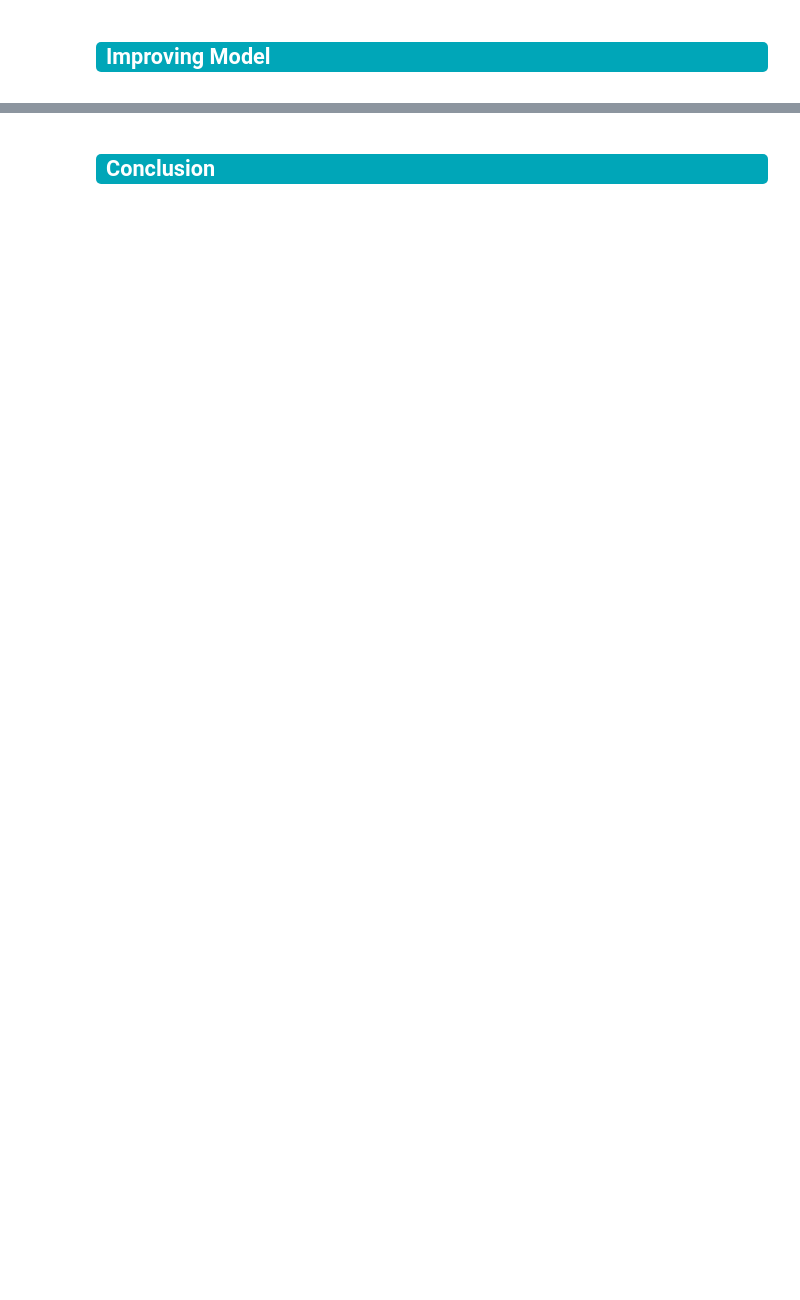
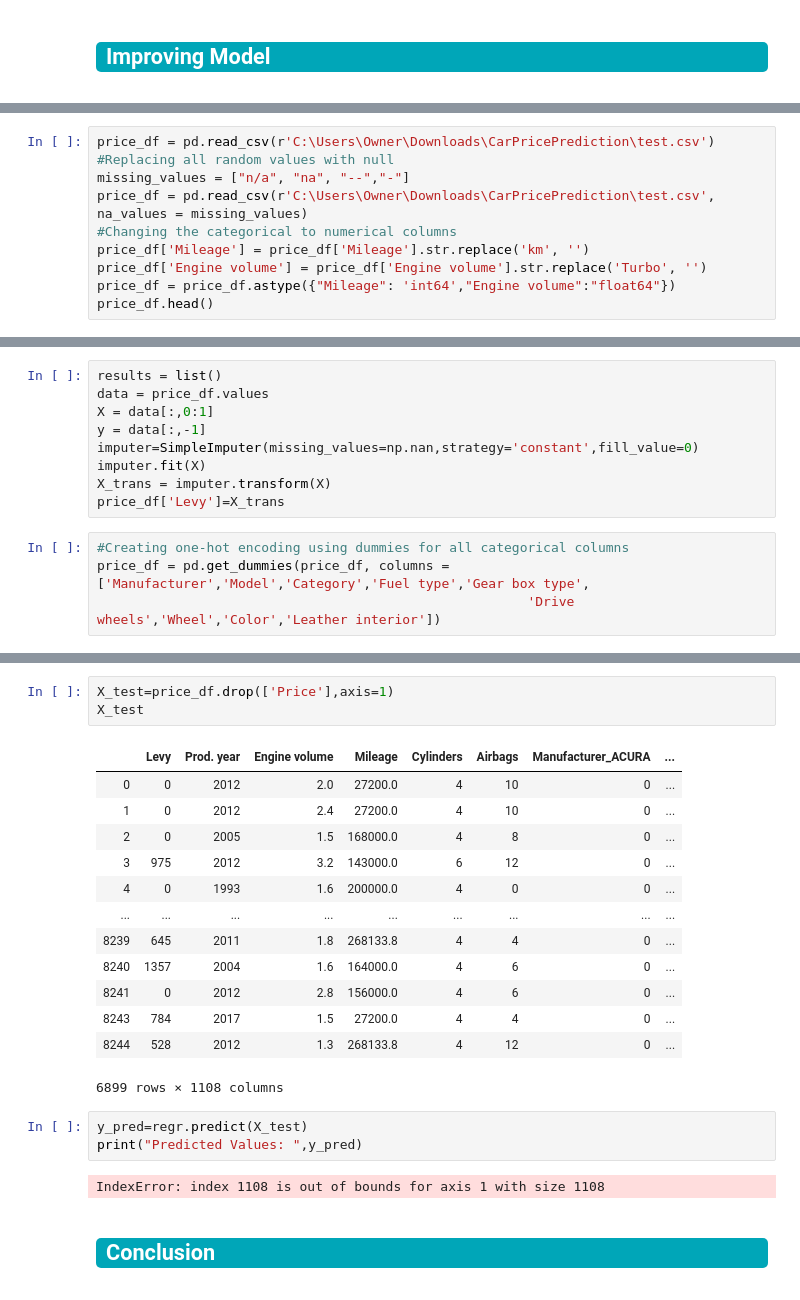
Before and after one commit to yashkanakia/DataScience, a Jupyter notebook: CarPricePrediction/CarPricePrediction.ipynb, the cells around one changed output, grey strips where cells are left out. Cells and saved outputs as stored; diff of their text form; blank space fills up the shorter version.

```diff
--- a/CarPricePrediction/CarPricePrediction.ipynb
+++ b/CarPricePrediction/CarPricePrediction.ipynb
@@ -552,0 +628,10 @@ RMSE:  1110675902.343602
+# %%
+price_df = pd.read_csv(r'C:\Users\Owner\Downloads\CarPricePrediction\test.csv')
+#Replacing all random values with null
+missing_values = ["n/a", "na", "--","-"]
+price_df = pd.read_csv(r'C:\Users\Owner\Downloads\CarPricePrediction\test.csv', na_values = missing_values)
+#Changing the categorical to numerical columns
+price_df['Mileage'] = price_df['Mileage'].str.replace('km', '')
+price_df['Engine volume'] = price_df['Engine volume'].str.replace('Turbo', '')
+price_df = price_df.astype({"Mileage": 'int64',"Engine volume":"float64"})
+price_df.head()
@@ -552,0 +686,13 @@ RMSE:  1110675902.343602
+# %%
+results = list()
+data = price_df.values
+X = data[:,0:1]
+y = data[:,-1]
+imputer=SimpleImputer(missing_values=np.nan,strategy='constant',fill_value=0)
+imputer.fit(X)
+X_trans = imputer.transform(X)
+price_df['Levy']=X_trans
+# %%
+#Creating one-hot encoding using dummies for all categorical columns
+price_df = pd.get_dummies(price_df, columns = ['Manufacturer','Model','Category','Fuel type','Gear box type',
+                                                       'Drive wheels','Wheel','Color','Leather interior'])
@@ -553,3 +709,25 @@ RMSE:  1110675902.343602
+# %%
+X_test=price_df.drop(['Price'],axis=1)
+X_test
+# %% [output]
+|  | Levy | Prod. year | Engine volume | Mileage | Cylinders | Airbags | Manufacturer_ACURA | ... |
+| 0 | 0 | 2012 | 2.0 | 27200.0 | 4 | 10 | 0 | ... |
+| 1 | 0 | 2012 | 2.4 | 27200.0 | 4 | 10 | 0 | ... |
+| 2 | 0 | 2005 | 1.5 | 168000.0 | 4 | 8 | 0 | ... |
+| 3 | 975 | 2012 | 3.2 | 143000.0 | 6 | 12 | 0 | ... |
+| 4 | 0 | 1993 | 1.6 | 200000.0 | 4 | 0 | 0 | ... |
+| ... | ... | ... | ... | ... | ... | ... | ... | ... |
+| 8239 | 645 | 2011 | 1.8 | 268133.8 | 4 | 4 | 0 | ... |
+| 8240 | 1357 | 2004 | 1.6 | 164000.0 | 4 | 6 | 0 | ... |
+| 8241 | 0 | 2012 | 2.8 | 156000.0 | 4 | 6 | 0 | ... |
+| 8243 | 784 | 2017 | 1.5 | 27200.0 | 4 | 4 | 0 | ... |
+| 8244 | 528 | 2012 | 1.3 | 268133.8 | 4 | 12 | 0 | ... |
+6899 rows × 1108 columns
+# %%
+y_pred=regr.predict(X_test)
+print("Predicted Values: ",y_pred)
+# %% [output]
+IndexError: index 1108 is out of bounds for axis 1 with size 1108
 # %% [markdown]
 <div class="alert alert-info" style="background-color:#00a6b8; color:white; padding:0px 10px; border-radius:5px;"><h2 style='margin:10px 5px'>Conclusion</h2>
 </div>
```
Also changed, not shown: parts of 40 cells of this notebook.
